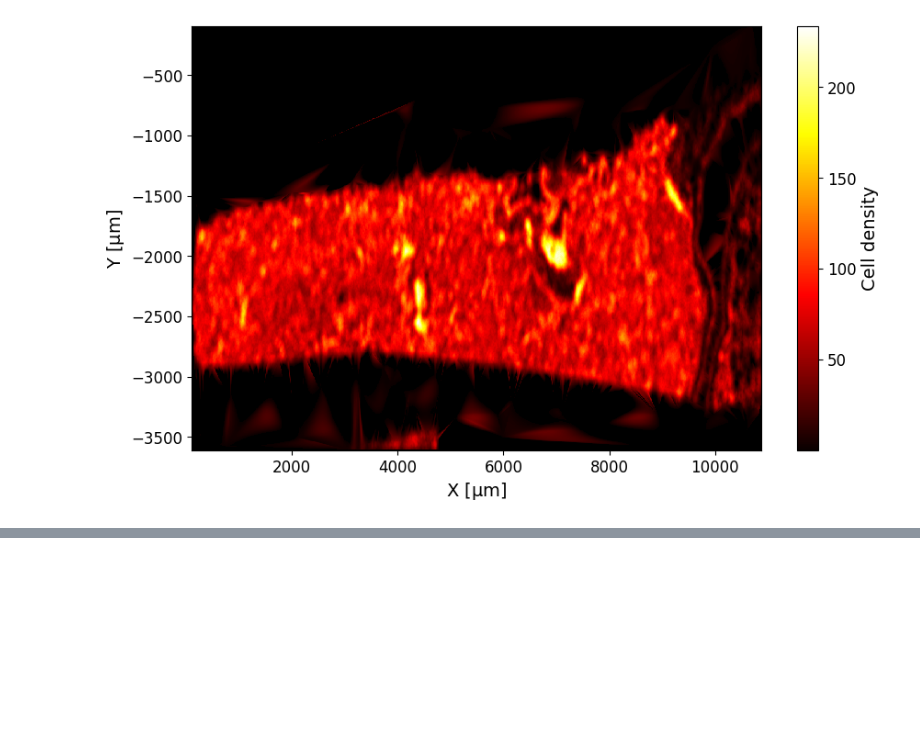
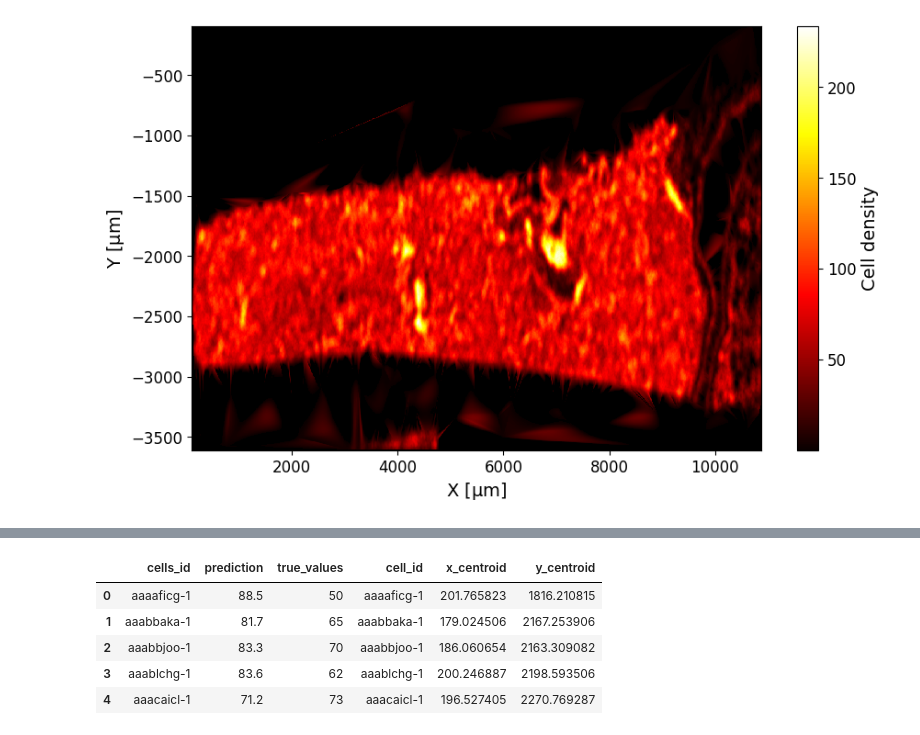
Before and after one commit to Vinvin202020/scGPT_for_cell_density, a Jupyter notebook: heatmap.ipynb, the cells around one changed output, grey strips where cells are left out. Saved outputs shown, nothing was run; the diff lists cells and outputs as text; code cells hidden in the pictures; blank space fills up the shorter version.

```diff
--- a/heatmap.ipynb
+++ b/heatmap.ipynb
@@ -136,0 +166,10 @@ plt.show()
+# %%
+df_pred = df_pred.merge(df_cells[['cell_id', 'x_centroid', 'y_centroid']], how= 'left', left_on= 'cells_id', right_on= 'cell_id')
+df_pred.head()
+# %% [output]
+|  | cells_id | prediction | true_values | cell_id | x_centroid | y_centroid |
+| 0 | aaaaficg-1 | 88.5 | 50 | aaaaficg-1 | 201.765823 | 1816.210815 |
+| 1 | aaabbaka-1 | 81.7 | 65 | aaabbaka-1 | 179.024506 | 2167.253906 |
+| 2 | aaabbjoo-1 | 83.3 | 70 | aaabbjoo-1 | 186.060654 | 2163.309082 |
+| 3 | aaablchg-1 | 83.6 | 62 | aaablchg-1 | 200.246887 | 2198.593506 |
+| 4 | aaacaicl-1 | 71.2 | 73 | aaacaicl-1 | 196.527405 | 2270.769287 |
```
Also changed, not shown: parts of 7 cells of this notebook.
